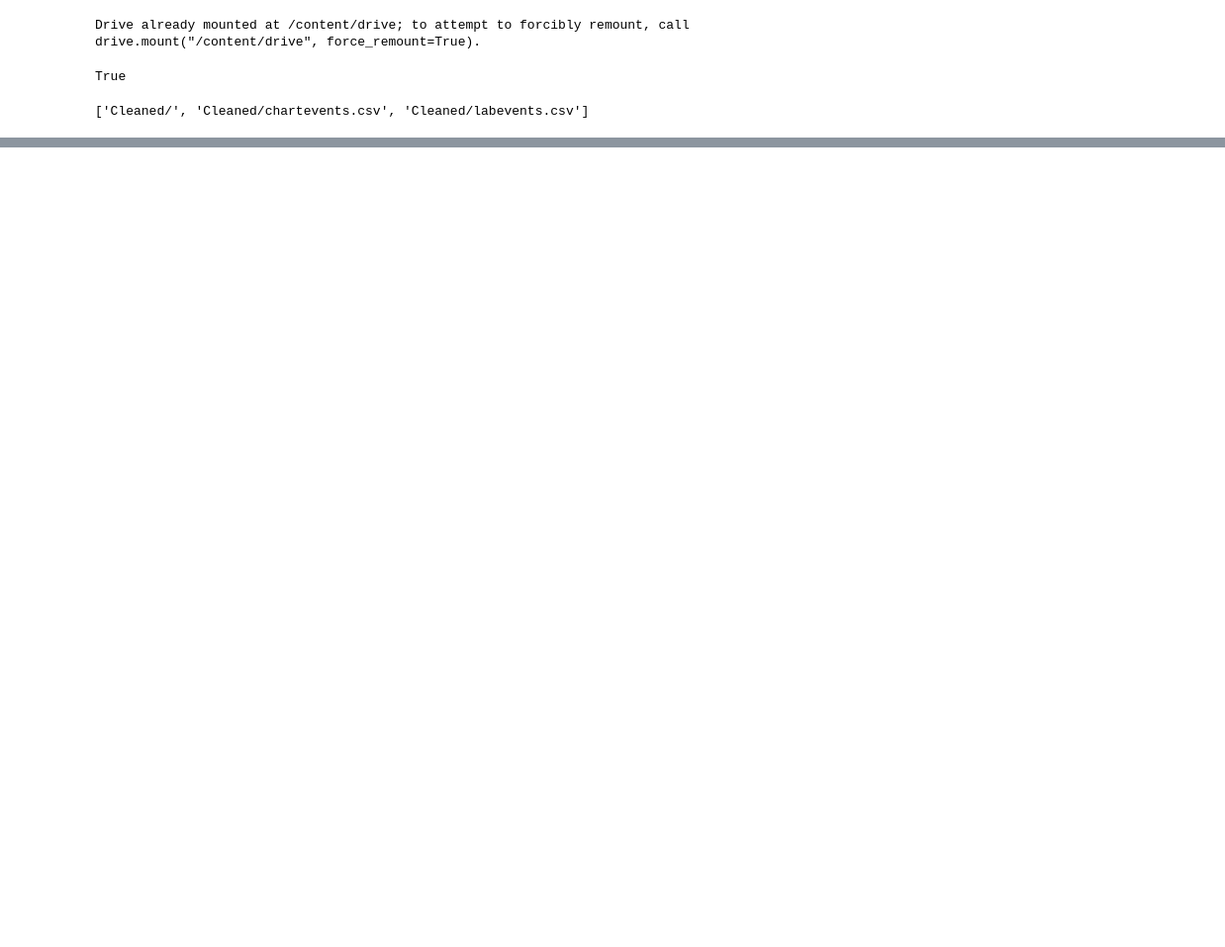
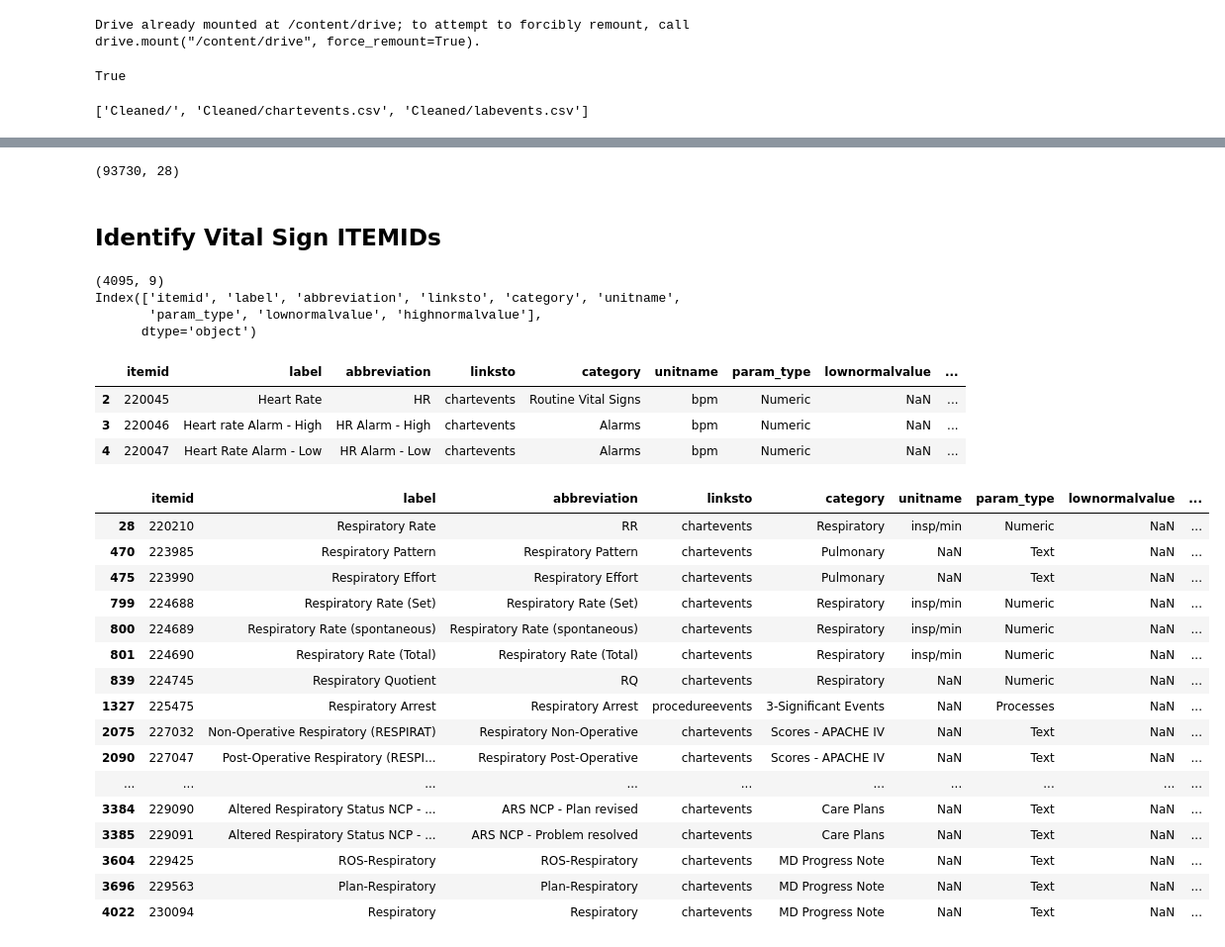
Before and after one commit to hamdikhasawneh/AI-sepsis, a Jupyter notebook: notebooks/01_data_preprocessing.ipynb, the cells around one changed output, grey strips where cells are left out. Shown at 99% size. Cells and saved outputs as stored; diff of their text form; code cells hidden in the pictures; blank space fills up the shorter version.

Commit message:
LSTM Model and Data Processing

```diff
--- a/notebooks/01_data_preprocessing.ipynb
+++ b/notebooks/01_data_preprocessing.ipynb
@@ -24,0 +231,6 @@ with zipfile.ZipFile(zip_path, 'r') as z:
+# %%
+# Filtering adult patients
+cohort = cohort[cohort["anchor_age"] >= 18]
+print(cohort.shape)
+# %% [output]
+(93730, 28)
@@ -24,0 +244,41 @@ with zipfile.ZipFile(zip_path, 'r') as z:
+# %% [markdown]
+## Identify Vital Sign ITEMIDs
+# %%
+d_items = pd.read_csv(DATA_DIR / "d_items.csv")
+print(d_items.shape)
+print(d_items.columns)
+# %% [output]
+(4095, 9)
+Index(['itemid', 'label', 'abbreviation', 'linksto', 'category', 'unitname',
+       'param_type', 'lownormalvalue', 'highnormalvalue'],
+      dtype='object')
+# %%
+# Important Vital Signs
+# Heart Rate
+d_items[d_items["label"].str.contains("Heart Rate", case=False, na=False)]
+# %% [output]
+|  | itemid | label | abbreviation | linksto | category | unitname | param_type | lownormalvalue | ... |
+| 2 | 220045 | Heart Rate | HR | chartevents | Routine Vital Signs | bpm | Numeric | NaN | ... |
+| 3 | 220046 | Heart rate Alarm - High | HR Alarm - High | chartevents | Alarms | bpm | Numeric | NaN | ... |
+| 4 | 220047 | Heart Rate Alarm - Low | HR Alarm - Low | chartevents | Alarms | bpm | Numeric | NaN | ... |
+# %%
+# Respiratory Rate
+d_items[d_items["label"].str.contains("Respiratory", case=False, na=False)]
+# %% [output]
+|  | itemid | label | abbreviation | linksto | category | unitname | param_type | lownormalvalue | ... |
+| 28 | 220210 | Respiratory Rate | RR | chartevents | Respiratory | insp/min | Numeric | NaN | ... |
+| 470 | 223985 | Respiratory Pattern | Respiratory Pattern | chartevents | Pulmonary | NaN | Text | NaN | ... |
+| 475 | 223990 | Respiratory Effort | Respiratory Effort | chartevents | Pulmonary | NaN | Text | NaN | ... |
+| 799 | 224688 | Respiratory Rate (Set) | Respiratory Rate (Set) | chartevents | Respiratory | insp/min | Numeric | NaN | ... |
+| 800 | 224689 | Respiratory Rate (spontaneous) | Respiratory Rate (spontaneous) | chartevents | Respiratory | insp/min | Numeric | NaN | ... |
+| 801 | 224690 | Respiratory Rate (Total) | Respiratory Rate (Total) | chartevents | Respiratory | insp/min | Numeric | NaN | ... |
+| 839 | 224745 | Respiratory Quotient | RQ | chartevents | Respiratory | NaN | Numeric | NaN | ... |
+| 1327 | 225475 | Respiratory Arrest | Respiratory Arrest | procedureevents | 3-Significant Events | NaN | Processes | NaN | ... |
+| 2075 | 227032 | Non-Operative Respiratory (RESPIRAT) | Respiratory Non-Operative | chartevents | Scores - APACHE IV | NaN | Text | NaN | ... |
+| 2090 | 227047 | Post-Operative Respiratory (RESPI... | Respiratory Post-Operative | chartevents | Scores - APACHE IV | NaN | Text | NaN | ... |
+| ... | ... | ... | ... | ... | ... | ... | ... | ... | ... |
+| 3384 | 229090 | Altered Respiratory Status NCP - ... | ARS NCP - Plan revised | chartevents | Care Plans | NaN | Text | NaN | ... |
+| 3385 | 229091 | Altered Respiratory Status NCP - ... | ARS NCP - Problem resolved | chartevents | Care Plans | NaN | Text | NaN | ... |
+| 3604 | 229425 | ROS-Respiratory | ROS-Respiratory | chartevents | MD Progress Note | NaN | Text | NaN | ... |
+| 3696 | 229563 | Plan-Respiratory | Plan-Respiratory | chartevents | MD Progress Note | NaN | Text | NaN | ... |
+| 4022 | 230094 | Respiratory | Respiratory | chartevents | MD Progress Note | NaN | Text | NaN | ... |
```
Also changed, not shown: parts of 46 cells of this notebook.
